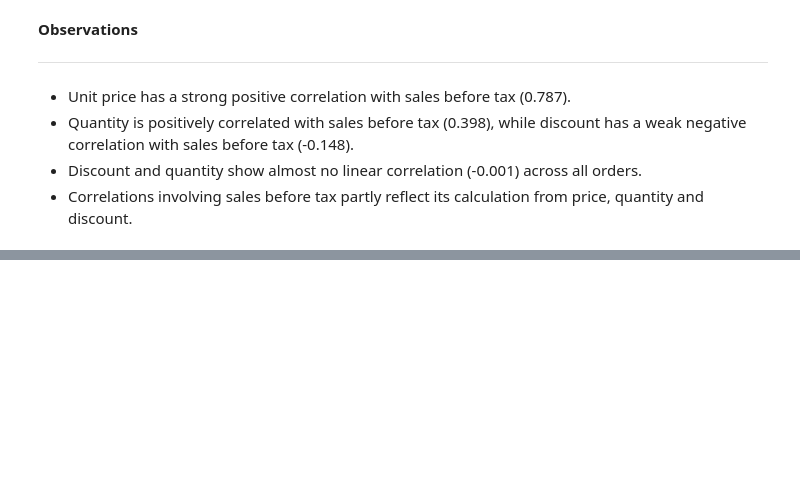
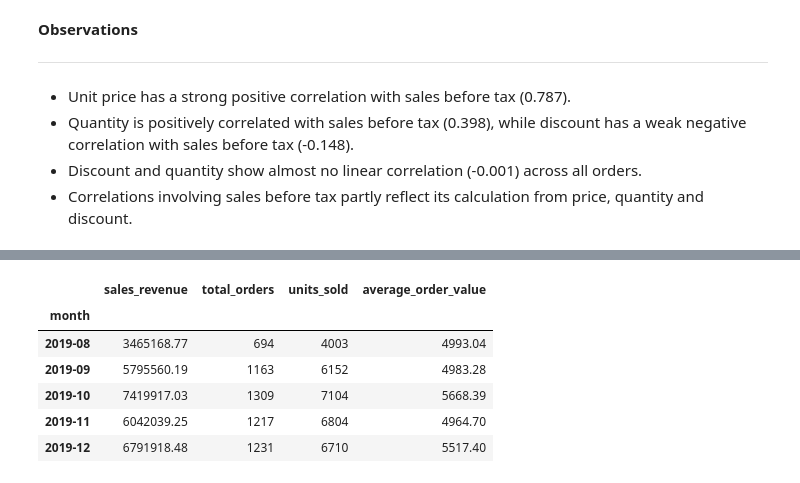
Before and after one commit to michellefengym-glitch/Market-Analysis, a Jupyter notebook: Capstone_Market_Analysis.ipynb, the cells around one changed output, grey strips where cells are left out. Cells and saved outputs as stored; diff of their text form; code cells hidden in the pictures; blank space fills up the shorter version.

```diff
--- a/Capstone_Market_Analysis.ipynb
+++ b/Capstone_Market_Analysis.ipynb
@@ -921,0 +938,31 @@ plt.show()
+# %%
+# Summarise monthly sales using the full dataset
+monthly_sales = (
+    retail_data
+    .groupby(retail_data["order_date"].dt.to_period("M"))
+    .agg(
+        sales_revenue=("sales_before_tax", "sum"),
+        total_orders=("order_id", "nunique"),
+        units_sold=("quantity", "sum")
+    )
+    .sort_index()
+)
+
+# Calculate monthly average order value
+monthly_sales["average_order_value"] = (
+    monthly_sales["sales_revenue"]
+    / monthly_sales["total_orders"]
+)
+
+monthly_sales.index.name = "month"
+
+# Preview the first five months
+display(monthly_sales.head().round(2))
+# %% [output]
+|  | sales_revenue | total_orders | units_sold | average_order_value |
+| month |  |  |  |  |
+| 2019-08 | 3465168.77 | 694 | 4003 | 4993.04 |
+| 2019-09 | 5795560.19 | 1163 | 6152 | 4983.28 |
+| 2019-10 | 7419917.03 | 1309 | 7104 | 5668.39 |
+| 2019-11 | 6042039.25 | 1217 | 6804 | 4964.70 |
+| 2019-12 | 6791918.48 | 1231 | 6710 | 5517.40 |
```
Also changed, not shown: parts of 2 cells of this notebook.
